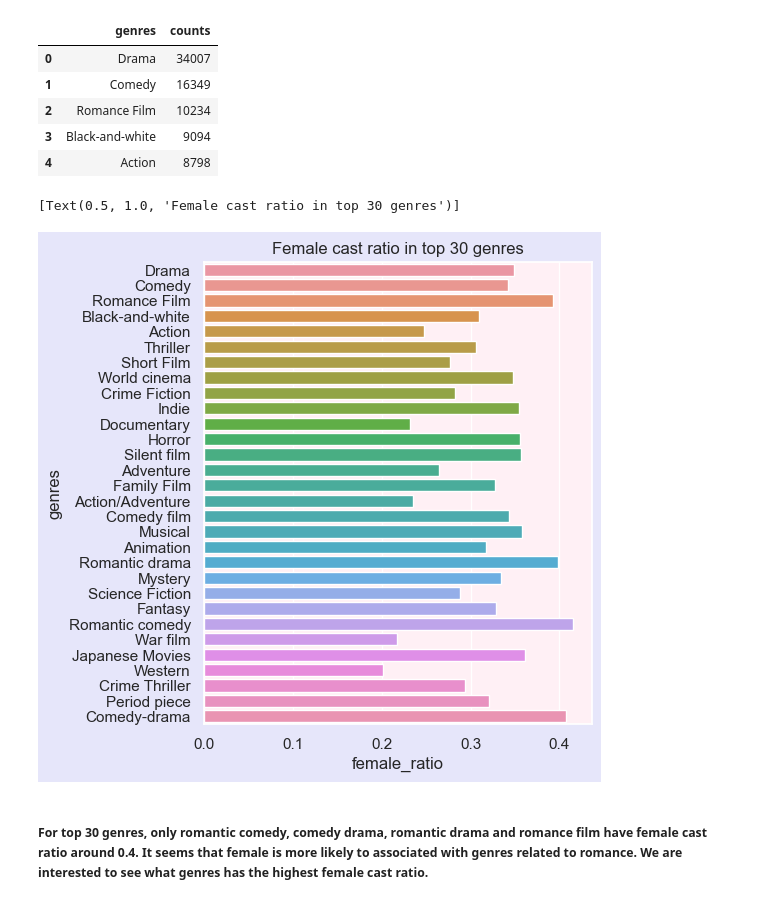
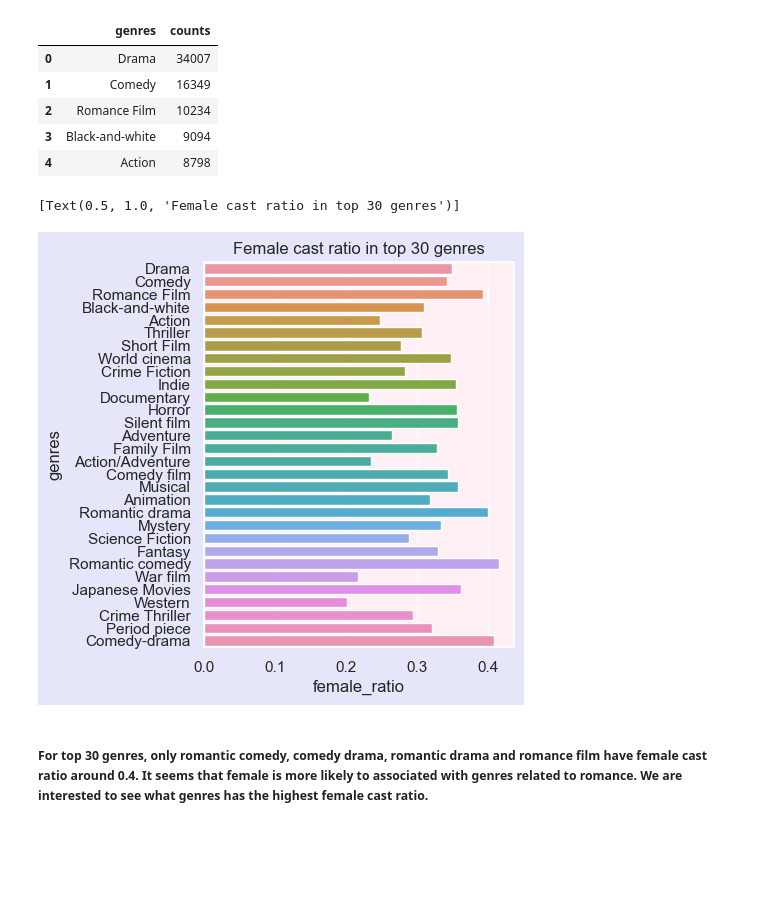
Before and after one commit to epfl-ada/ada-2022-project-yiyisoda, a Jupyter notebook: milestone_2.ipynb, the cells around one changed output. Cells and saved outputs as stored; diff of their text form; code cells hidden in the pictures; blank space fills up the shorter version.

```diff
--- a/milestone_2.ipynb
+++ b/milestone_2.ipynb
@@ -300,11 +300,15 @@ def get_gender_ratio(s, gender):
         s: Object containing all male or female actor in a genre. (M or F)
         gender: the gender for which the ratio should be computed for
     '''
+    gender_count = 0
+    if(type(s) == str):
+        for i in range(len(s)):
+            if s[i] == gender:
+                gender_count = gender_count+1
 
-    gender_count = 0
-    for i in range(len(s)):
-        if s[i] == gender:
-            gender_count = gender_count+1
+    else:
+        gender_count = len(s[s['actor_gender']==gender])
+
     return round(gender_count/len(s), 4)
 # %%
 tvtropes = pd.read_csv('./data/tvtropes.clusters_assessement.txt', sep = '\t', header=None, names=('char_type', 'details', 'sentiment'))
@@ -767,20 +765,6 @@ In order to see if there is a difference between genders regarding genres the to
 Only the genres with more than 100 movies were taken into consideration. <br><br>
 
 Instead of checking which genre has the highest female / male ration it is also interesting to order the 30 most appearing genres according to the gender ratio.
-# %%
-def get_gender_ratio(s, gender):
-    '''
-    Calculates the ratio gender
-    Arg:
-        s: Object containing all male or female actor in a genre. (M or F)
-        gender: the gender for which the ratio should be computed for
-    '''
-
-    gender_count = 0
-    for i in range(len(s)):
-        if s[i] == gender:
-            gender_count = gender_count+1
-    return round(gender_count/len(s), 4)
 # %%
 def genderratio_domain(df, domain, threshold,characters, gender):
     '''
@@ -843,11 +827,11 @@ genre_gender = genre_gender.drop(columns=['actor_gender']).reset_index()
 genre_gender = pd.merge(left = genre_gender, right = top30_genres, on='genres', how='left')
 genre_gender = genre_gender.sort_values(by='counts', ascending=False).reset_index()
 # %%
-f, ax = plt.subplots(figsize=(5, 6))
+f, ax = plt.subplots(figsize=(4, 5))
 sns.barplot(data=genre_gender, x="female_ratio", y="genres").set(title='Female cast ratio in top 30 genres')
 # %% [output]
 [Text(0.5, 1.0, 'Female cast ratio in top 30 genres')]
-[figure, old version]
+[figure, new version]
 # %% [markdown]
 ##### For top 30 genres, only romantic comedy, comedy drama, romantic drama and romance film have female cast ratio around 0.4. It seems that female is more likely to associated with genres related to romance. We are interested to see what genres has the highest female cast ratio.
 # %%
```
Also changed, not shown: parts of 6 cells of this notebook.
